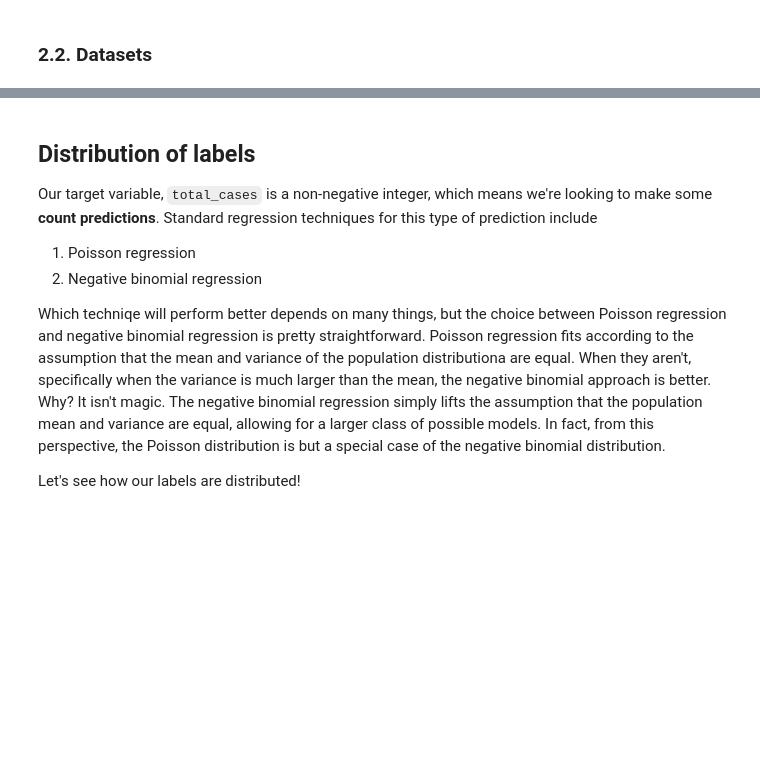
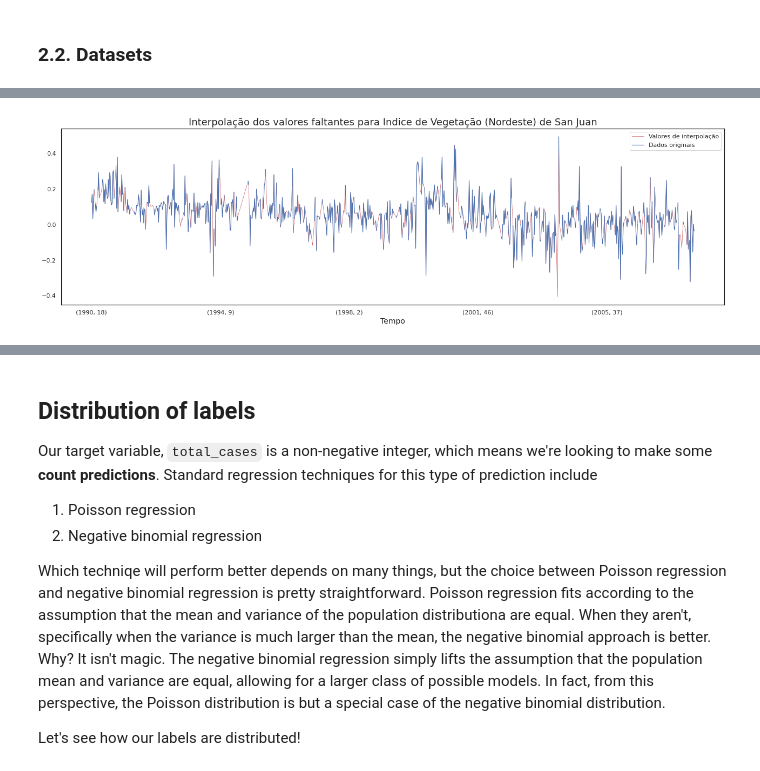
Before and after one commit to ciencia-dados-ifsp-grupo5/DengAI, a Jupyter notebook: notebooks/dengAI.ipynb, the cells around one changed output, grey strips where cells are left out. Saved outputs shown, nothing was run; the diff lists cells and outputs as text; code cells hidden in the pictures; blank space fills up the shorter version.

```diff
--- a/notebooks/dengAI.ipynb
+++ b/notebooks/dengAI.ipynb
@@ -183,0 +92,5 @@ iq_train_features.fillna(method='ffill', inplace=True)
+# %%
+DATAPATH = '../data'
+
+features = pd.read_csv(f'{DATAPATH}/dengue_features_train.csv')
+labels = pd.read_csv(f'{DATAPATH}/dengue_labels_train.csv')
@@ -183,0 +152,2 @@ iq_train_features.fillna(method='ffill', inplace=True)
+# %%
+features.loc[:, 'week_start_date'] = pd.to_datetime(features.week_start_date)
@@ -183,0 +178,6 @@ iq_train_features.fillna(method='ffill', inplace=True)
+# %%
+# DataFrame de features
+features.set_index(['city', 'year', 'weekofyear'], inplace=True)
+
+# DataFrame de labels
+labels.set_index(['city', 'year', 'weekofyear'], inplace=True)
@@ -183,0 +188,8 @@ iq_train_features.fillna(method='ffill', inplace=True)
+# %%
+# DataFrames com registros de San Juan
+sj_features = features.loc['sj']
+sj_labels = labels.loc['sj']
+
+# DataFrames com registros Iquitos
+iq_features = features.loc['iq']
+iq_labels = labels.loc['iq']
@@ -183,0 +260,11 @@ iq_train_features.fillna(method='ffill', inplace=True)
+# %%
+plt.figure(figsize=(22,6))
+sj_features.interpolate().ndvi_ne.plot.line(lw=0.6, color='r', label='Valores de interpolação')
+sj_features.ndvi_ne.plot.line(lw=1.2, label='Dados originais')
+
+plt.title('Interpolação dos valores faltantes para Indice de Vegetação (Nordeste) de San Juan', fontsize='18')
+plt.xlabel('Tempo', fontsize='14')
+plt.legend()
+plt.show()
+# %% [output]
+[figure, added]
```
Also changed, not shown: parts of 38 cells of this notebook.
